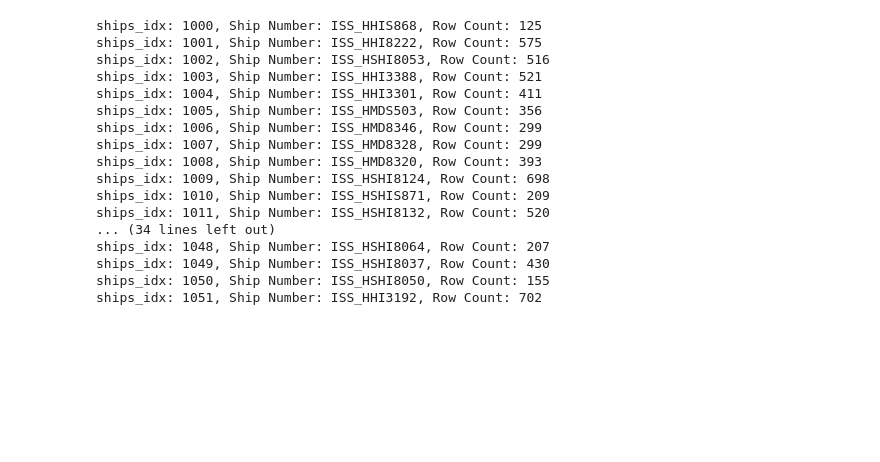
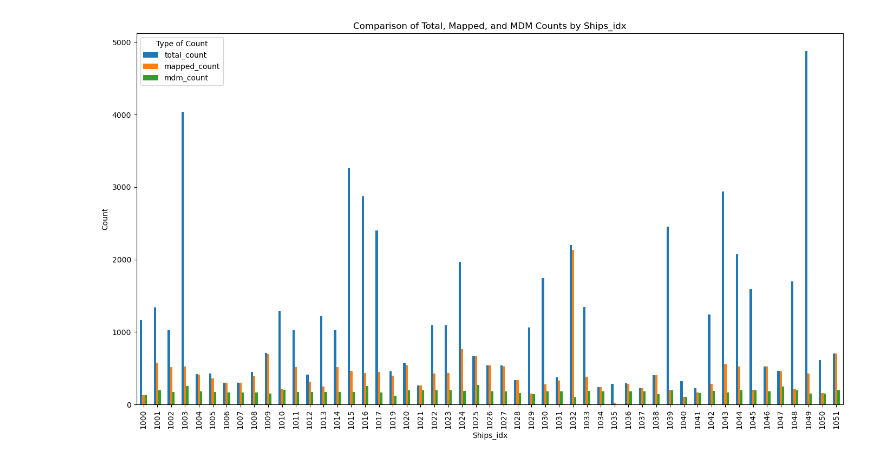
Before and after one commit to hhs0625/hipom_ai, a Jupyter notebook: data_model_mapping/master_model/db_analysis.ipynb, the cells around one changed output. Saved outputs shown, nothing was run; the diff lists cells and outputs as text; code cells hidden in the pictures; blank space fills up the shorter version.

```diff
--- a/data_model_mapping/master_model/db_analysis.ipynb
+++ b/data_model_mapping/master_model/db_analysis.ipynb
@@ -56,52 +56,56 @@ Distinct ships_idx between 1000 and 1900: 50
 # %%
+import psycopg2
+import pandas as pd
+import matplotlib.pyplot as plt
+
+# make data frame here
+
 try:
     # Connect to the database
-    conn = psycopg2.connect(
+    with psycopg2.connect(
         host=connection_info["host"],
         user=connection_info["user"],
         password=connection_info["password"],
         dbname=connection_info["database"],
         port=connection_info["port"]
-    )
-    cursor = conn.cursor()
+    ) as conn:
+        with conn.cursor() as cursor:
+            # SQL query to compute counts grouped by ships_idx including complex pattern matching
+            query = """
+            SELECT dm.ships_idx,
+                   COUNT(*) AS total_count,
+                   COUNT(CASE WHEN dm.thing != '$UNMAPPED' THEN 1 END) AS mapped_count,
+                   COUNT(CASE
+                            WHEN EXISTS (
+                                SELECT 1 FROM data_model_master dmm
+                                WHERE dm.thing ~ REPLACE(dmm.thing, '#', '[0-9]+')
+                                  AND dm.property ~ REPLACE(dmm.property, '#', '[0-9]+')
+                            )
+                            THEN 1
+                        END) AS mdm_count
+            FROM data_mapping dm
+            WHERE dm.ships_idx BETWEEN 1000 AND 1900
+            GROUP BY dm.ships_idx
+            ORDER BY dm.ships_idx;
+            """
+            cursor.execute(query)
 
-    # SQL query to join data_mapping and ships, then find unique ships_idx, their ship_numbers, and counts
-    query = """
-    SELECT dm.ships_idx, s.ship_number, COUNT(dm.*) AS row_count
-    FROM data_mapping dm
-    JOIN ships s ON dm.ships_idx = s.idx
-    WHERE dm.ships_idx BETWEEN 1000 AND 1900
-    GROUP BY dm.ships_idx, s.ship_number
-    ORDER BY dm.ships_idx;
-    """
-    cursor.execute(query)
+            # Fetch results into DataFrame
+            df = pd.DataFrame(cursor.fetchall(), columns=['ships_idx', 'total_count', 'mapped_count', 'mdm_count'])
 
-    # Fetch and print the result
-    results = cursor.fetchall()
-    for ships_idx, ship_number, count in results:
-        print(f"ships_idx: {ships_idx}, Ship Number: {ship_number}, Row Count: {count}")
+            # Plotting
+            df.set_index('ships_idx').plot(kind='bar', figsize=(14, 8))
+            plt.title('Comparison of Total, Mapped, and MDM Counts by Ships_idx')
+            plt.xlabel('Ships_idx')
+            plt.ylabel('Count')
+            plt.legend(title='Type of Count')
+            plt.tight_layout()
+            plt.show()
 
-    # Close the cursor and connection
-    cursor.close()
-    conn.close()
 
 except Exception as e:
     print(f"An error occurred: {e}")
+
+## plot result here
 # %% [output]
-ships_idx: 1000, Ship Number: ISS_HHIS868, Row Count: 125
-ships_idx: 1001, Ship Number: ISS_HHI8222, Row Count: 575
-ships_idx: 1002, Ship Number: ISS_HSHI8053, Row Count: 516
-ships_idx: 1003, Ship Number: ISS_HHI3388, Row Count: 521
-ships_idx: 1004, Ship Number: ISS_HHI3301, Row Count: 411
-ships_idx: 1005, Ship Number: ISS_HMDS503, Row Count: 356
-ships_idx: 1006, Ship Number: ISS_HMD8346, Row Count: 299
-ships_idx: 1007, Ship Number: ISS_HMD8328, Row Count: 299
-ships_idx: 1008, Ship Number: ISS_HMD8320, Row Count: 393
-ships_idx: 1009, Ship Number: ISS_HSHI8124, Row Count: 698
-ships_idx: 1010, Ship Number: ISS_HSHIS871, Row Count: 209
-ships_idx: 1011, Ship Number: ISS_HSHI8132, Row Count: 520
-... (34 lines left out)
-ships_idx: 1048, Ship Number: ISS_HSHI8064, Row Count: 207
-ships_idx: 1049, Ship Number: ISS_HSHI8037, Row Count: 430
-ships_idx: 1050, Ship Number: ISS_HSHI8050, Row Count: 155
-ships_idx: 1051, Ship Number: ISS_HHI3192, Row Count: 702
+[figure, added]
```
Also changed, not shown: parts of 1 cell of this notebook.
